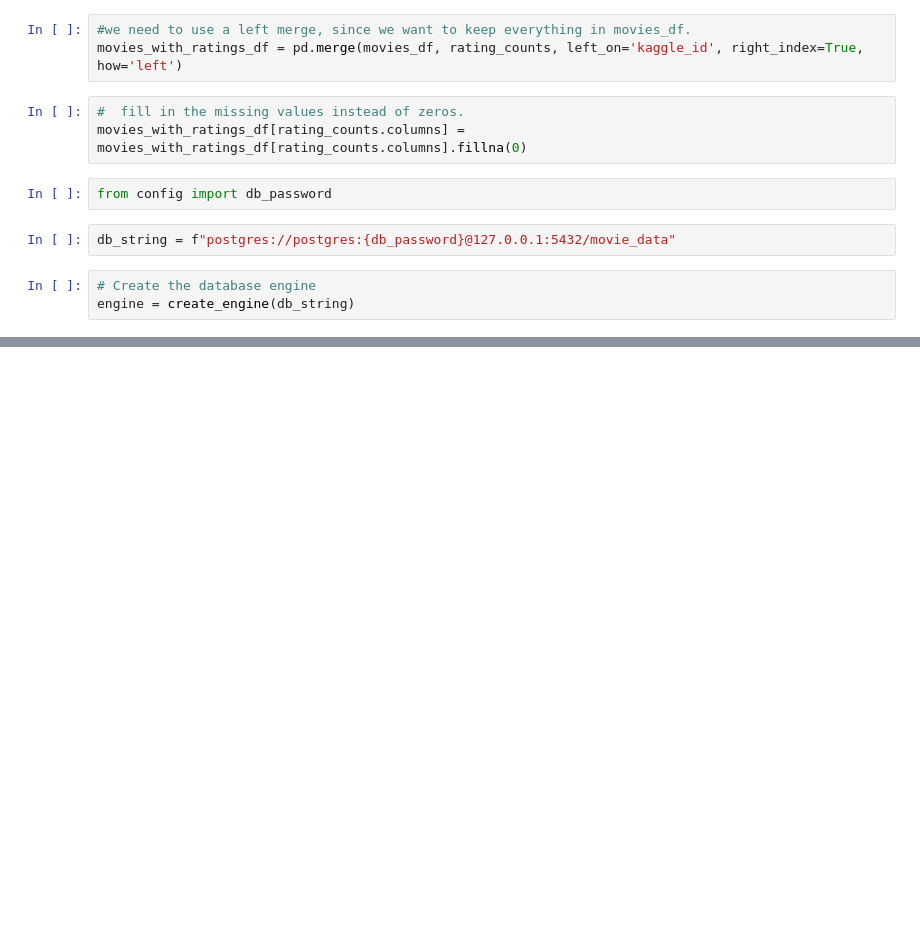
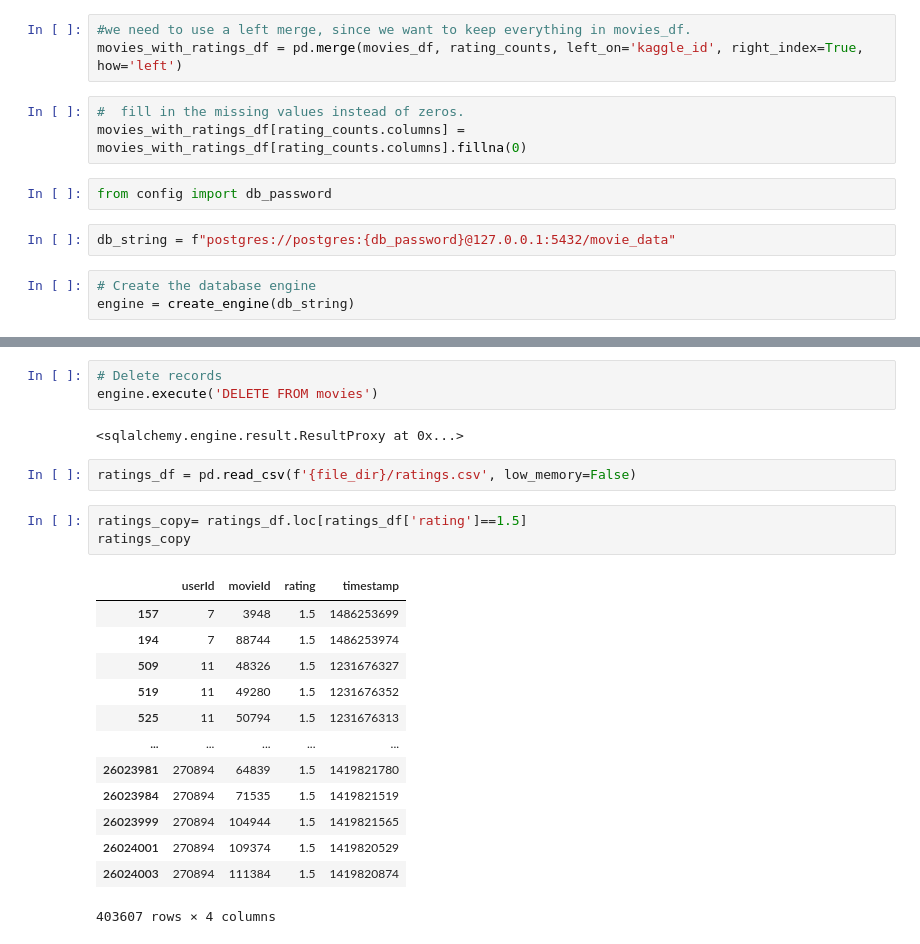
Before and after one commit to priyankasenapati/Movies-ETL, a Jupyter notebook: Module_8.ipynb, the cells around one changed output, grey strips where cells are left out. Drawn from its saved outputs; the diff is of its cells as text; blank space fills up the shorter version.

```diff
--- a/Module_8.ipynb
+++ b/Module_8.ipynb
@@ -1054,0 +1050,24 @@ importing rows 26000000 to 26024289...Done. 6306.993613958359 total seconds elap
+# %%
+# Delete records
+engine.execute('DELETE FROM movies')
+# %% [output]
+<sqlalchemy.engine.result.ResultProxy at 0x...>
+# %%
+ratings_df = pd.read_csv(f'{file_dir}/ratings.csv', low_memory=False)
+# %%
+ratings_copy= ratings_df.loc[ratings_df['rating']==1.5]
+ratings_copy
+# %% [output]
+|  | userId | movieId | rating | timestamp |
+| 157 | 7 | 3948 | 1.5 | 1486253699 |
+| 194 | 7 | 88744 | 1.5 | 1486253974 |
+| 509 | 11 | 48326 | 1.5 | 1231676327 |
+| 519 | 11 | 49280 | 1.5 | 1231676352 |
+| 525 | 11 | 50794 | 1.5 | 1231676313 |
+| ... | ... | ... | ... | ... |
+| 26023981 | 270894 | 64839 | 1.5 | 1419821780 |
+| 26023984 | 270894 | 71535 | 1.5 | 1419821519 |
+| 26023999 | 270894 | 104944 | 1.5 | 1419821565 |
+| 26024001 | 270894 | 109374 | 1.5 | 1419820529 |
+| 26024003 | 270894 | 111384 | 1.5 | 1419820874 |
+403607 rows × 4 columns
```
Also changed, not shown: parts of 6 cells of this notebook, 3 other files.
